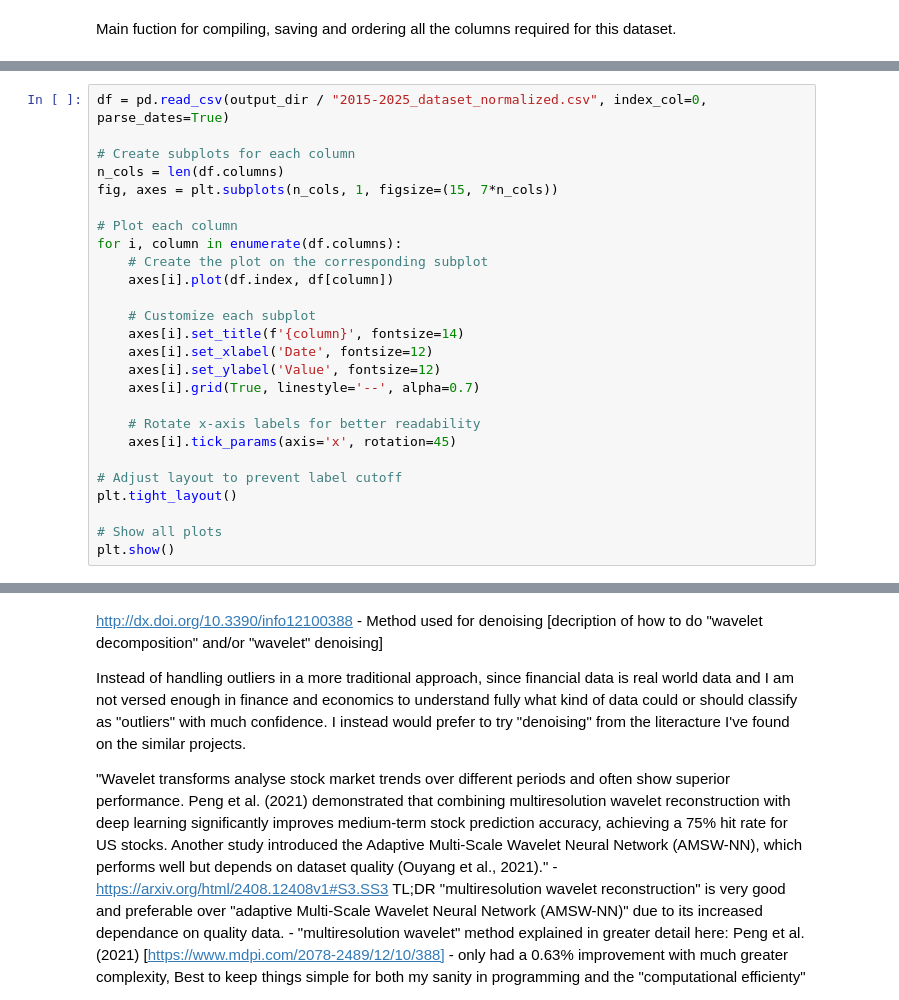
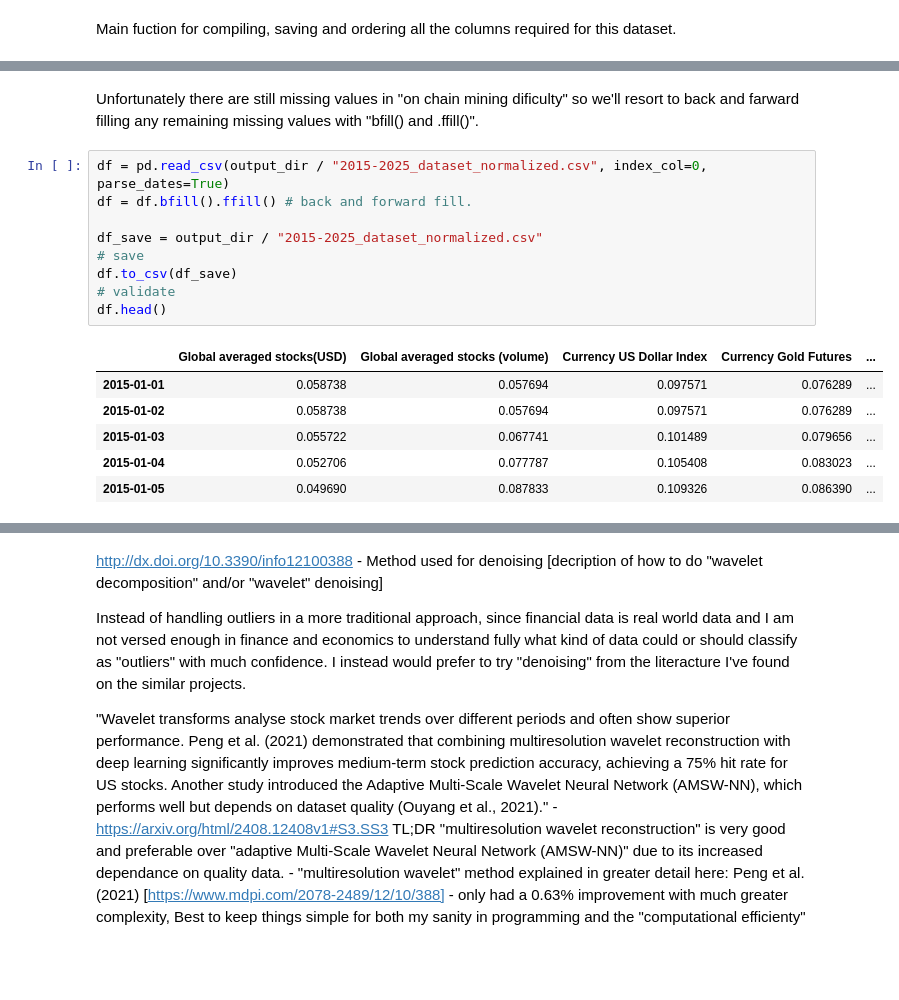
Before and after one commit to HazelHS/Msc-COM7003-AI-Model, a Jupyter notebook: dataset.ipynb, the cells around one changed output, grey strips where cells are left out. Drawn from its saved outputs; the diff is of its cells as text; blank space fills up the shorter version.

```diff
--- a/dataset.ipynb
+++ b/dataset.ipynb
@@ -453,26 +584,18 @@ this block creates a simple polt of each graph, allowing us to check and compare
-# %%
-df = pd.read_csv(output_dir / "2015-2025_dataset_normalized.csv", index_col=0, parse_dates=True)
-
-# Create subplots for each column
-n_cols = len(df.columns)
-fig, axes = plt.subplots(n_cols, 1, figsize=(15, 7*n_cols))
-
-# Plot each column
-for i, column in enumerate(df.columns):
-    # Create the plot on the corresponding subplot
-    axes[i].plot(df.index, df[column])
-
-    # Customize each subplot
-    axes[i].set_title(f'{column}', fontsize=14)
-    axes[i].set_xlabel('Date', fontsize=12)
-    axes[i].set_ylabel('Value', fontsize=12)
-    axes[i].grid(True, linestyle='--', alpha=0.7)
-
-    # Rotate x-axis labels for better readability
-    axes[i].tick_params(axis='x', rotation=45)
-
-# Adjust layout to prevent label cutoff
-plt.tight_layout()
-
-# Show all plots
-plt.show()
+# %% [markdown]
+Unfortunately there are still missing values in "on chain mining dificulty" so we'll resort to back and farward filling any remaining missing values with "bfill() and .ffill()".
+# %%
+df = pd.read_csv(output_dir / "2015-2025_dataset_normalized.csv", index_col=0, parse_dates=True)
+df = df.bfill().ffill() # back and forward fill.
+
+df_save = output_dir / "2015-2025_dataset_normalized.csv"
+# save
+df.to_csv(df_save)
+# validate
+df.head()
+# %% [output]
+|  | Global averaged stocks(USD) | Global averaged stocks (volume) | Currency US Dollar Index | Currency Gold Futures | ... |
+| 2015-01-01 | 0.058738 | 0.057694 | 0.097571 | 0.076289 | ... |
+| 2015-01-02 | 0.058738 | 0.057694 | 0.097571 | 0.076289 | ... |
+| 2015-01-03 | 0.055722 | 0.067741 | 0.101489 | 0.079656 | ... |
+| 2015-01-04 | 0.052706 | 0.077787 | 0.105408 | 0.083023 | ... |
+| 2015-01-05 | 0.049690 | 0.087833 | 0.109326 | 0.086390 | ... |
```
Also changed, not shown: parts of 21 cells of this notebook, 1 other file.
